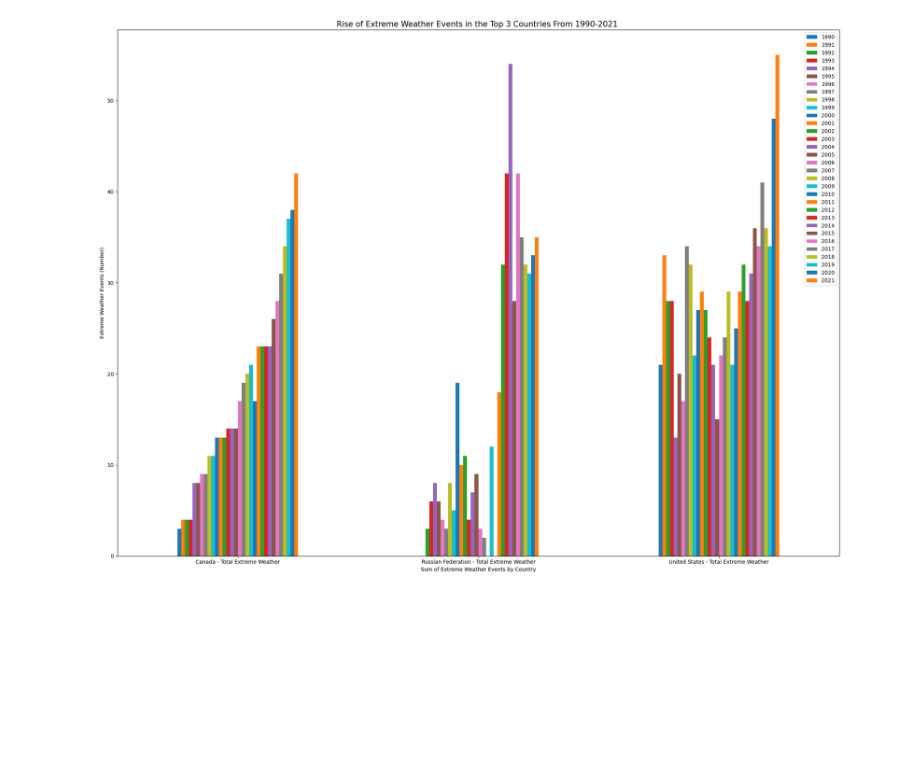
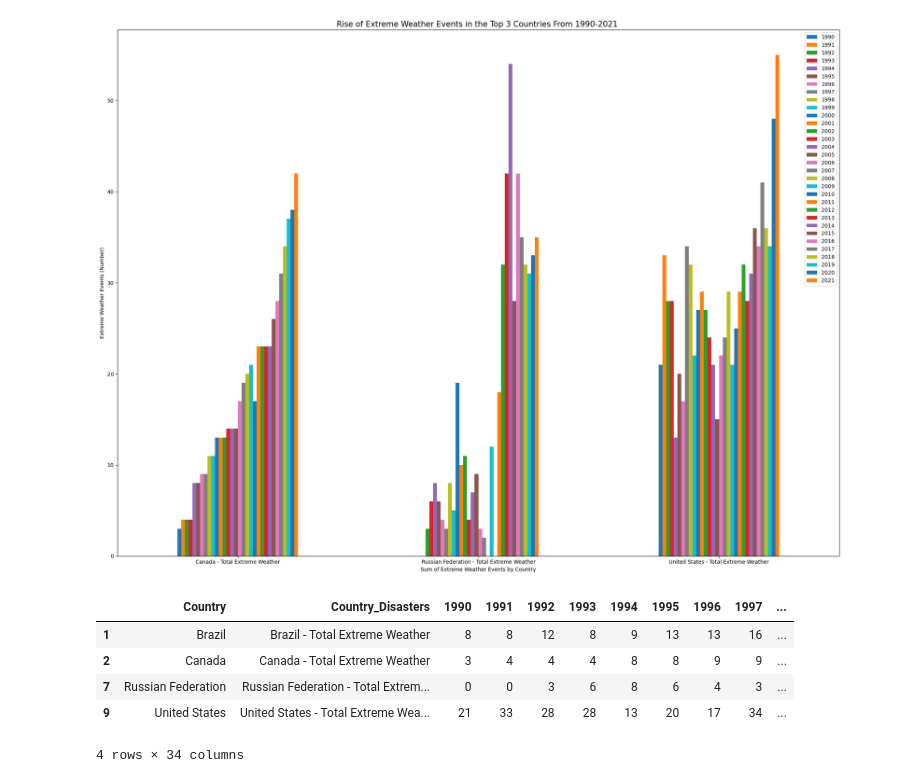
Before and after one commit to vivsarraf/Global-Warming, a Jupyter notebook: WeatherPatterns.ipynb, the cells around one changed output. Drawn from its saved outputs; the diff is of its cells as text; code cells hidden in the pictures; blank space fills up the shorter version.

```diff
--- a/WeatherPatterns.ipynb
+++ b/WeatherPatterns.ipynb
@@ -282,3 +282,20 @@ plt.savefig('Images/Extreme_weather_events_bar.png')
 plt.show()
 # %% [output]
 [figure]
+# %%
+#Analyze the data for the top 4 countries with the greatest extreme weather delta rise between 1990-2021
+# Create a list of countries to extract
+countries = ['Canada', 'Brazil', 'United States', 'Russian Federation']
+
+# Extract rows where Country Name is in the list of countries
+top_4_country_extreme_weather = country_extreme_weather_df[country_extreme_weather_df['Country'].isin(countries)]
+
+# Display the selected rows
+top_4_country_extreme_weather
+# %% [output]
+|  | Country | Country_Disasters | 1990 | 1991 | 1992 | 1993 | 1994 | 1995 | 1996 | 1997 | ... |
+| 1 | Brazil | Brazil - Total Extreme Weather | 8 | 8 | 12 | 8 | 9 | 13 | 13 | 16 | ... |
+| 2 | Canada | Canada - Total Extreme Weather | 3 | 4 | 4 | 4 | 8 | 8 | 9 | 9 | ... |
+| 7 | Russian Federation | Russian Federation - Total Extrem... | 0 | 0 | 3 | 6 | 8 | 6 | 4 | 3 | ... |
+| 9 | United States | United States - Total Extreme Wea... | 21 | 33 | 28 | 28 | 13 | 20 | 17 | 34 | ... |
+4 rows × 34 columns
```
Also changed, not shown: parts of 3 cells of this notebook, 4 other files.
